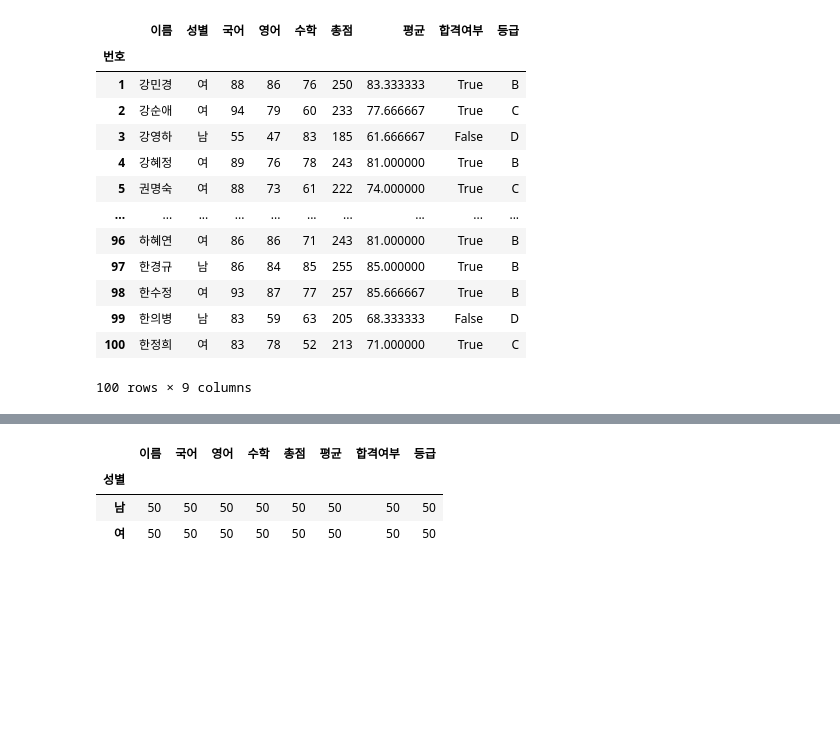
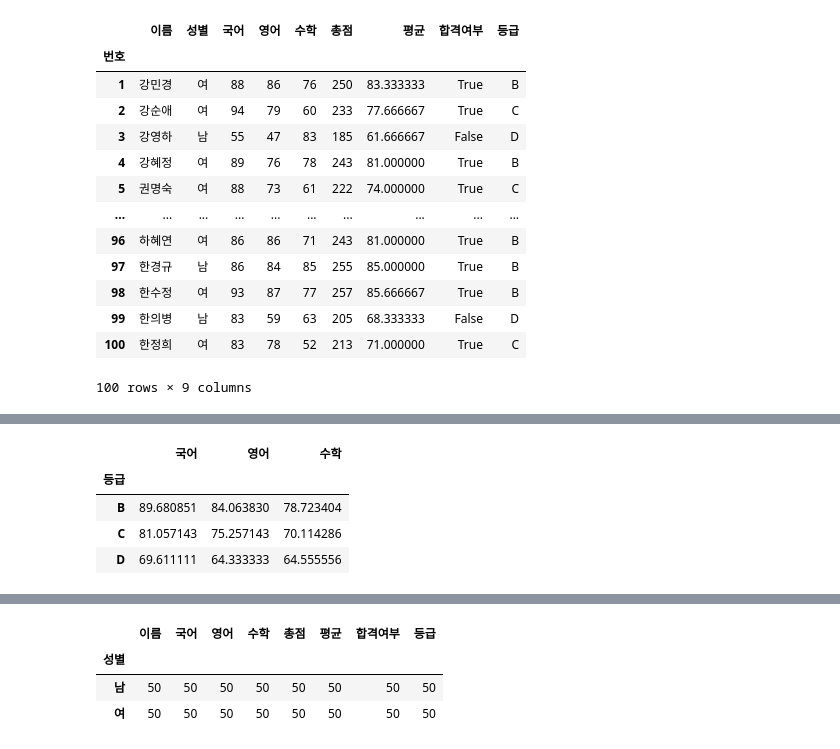
Before and after one commit to muroo123/pandas, a Jupyter notebook: pandas_section3_데이타_요약과_통계_함수와_정렬.ipynb, the cells around one changed output, grey strips where cells are left out. Cells and saved outputs as stored; diff of their text form; code cells hidden in the pictures; blank space fills up the shorter version.

```diff
--- a/pandas_section3_데이타_요약과_통계_함수와_정렬.ipynb
+++ b/pandas_section3_데이타_요약과_통계_함수와_정렬.ipynb
@@ -585,0 +636,9 @@ df
+# %%
+# 등급 별 국어,영어,수학 평균 구하기
+df.groupby('등급')[['국어','영어','수학']].mean()
+# %% [output]
+|  | 국어 | 영어 | 수학 |
+| 등급 |  |  |  |
+| B | 89.680851 | 84.063830 | 78.723404 |
+| C | 81.057143 | 75.257143 | 70.114286 |
+| D | 69.611111 | 64.333333 | 64.555556 |
```
Also changed, not shown: parts of 16 cells of this notebook.
